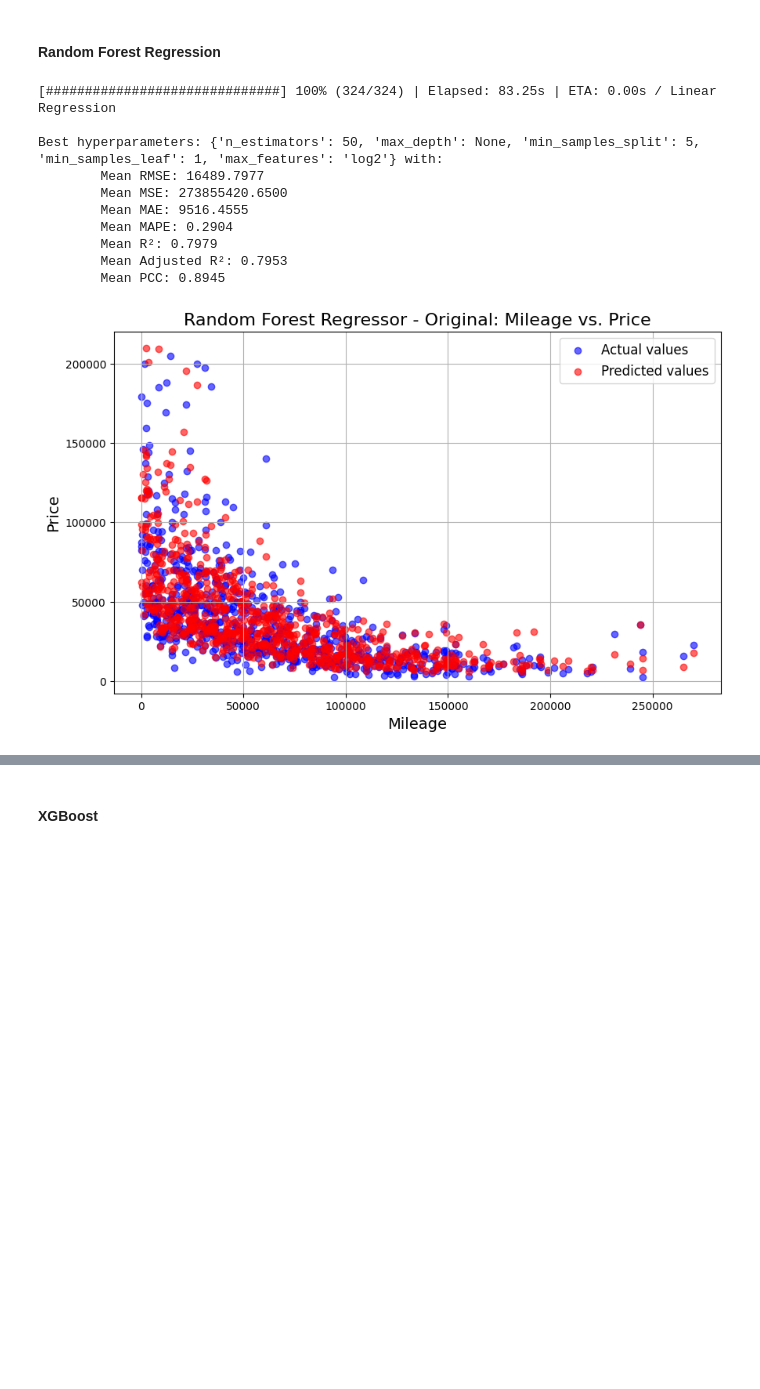
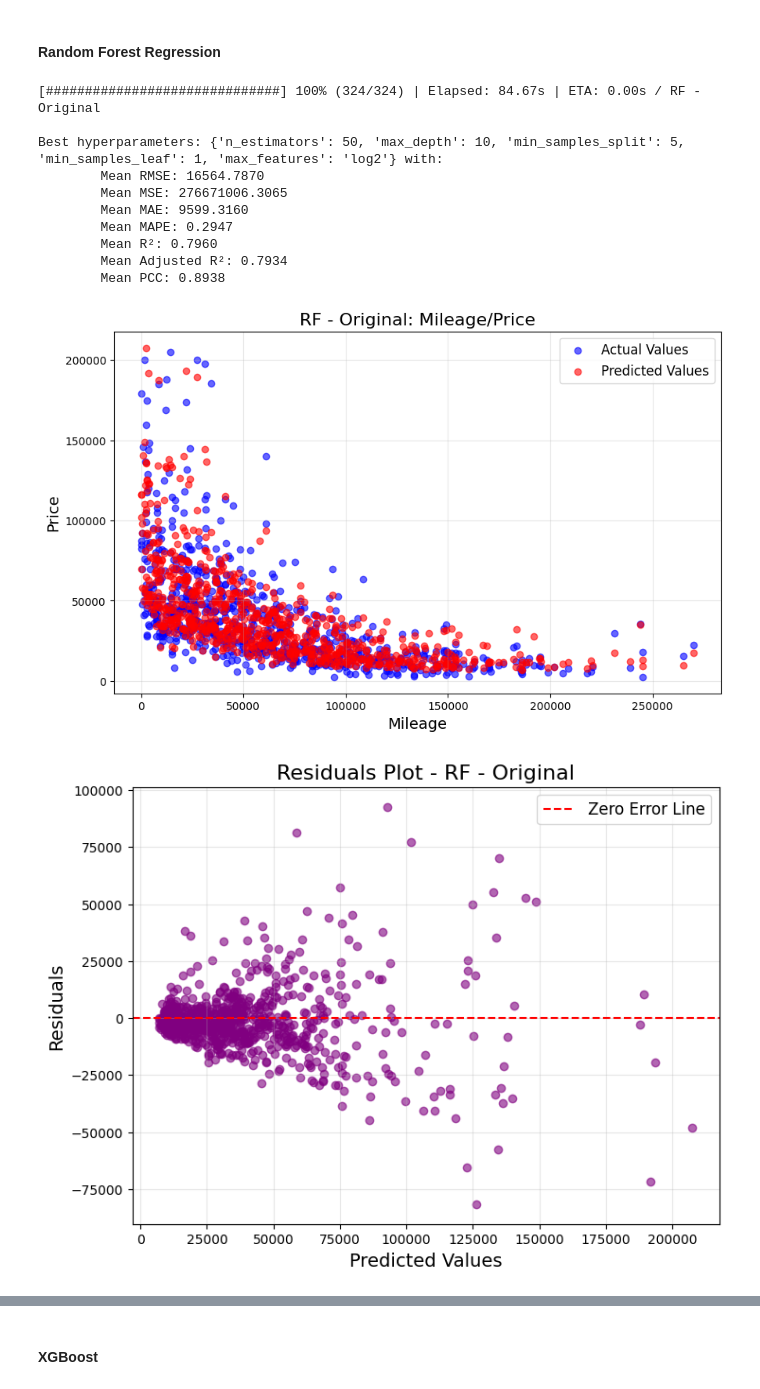
Before and after one commit to Frecherenkel60/RandomForestRangers, a Jupyter notebook: 5.1_TrainingNew.ipynb, the cells around one changed output, grey strips where cells are left out. Cells and saved outputs as stored; diff of their text form; code cells hidden in the pictures; blank space fills up the shorter version.

Commit message:
add result output

```diff
--- a/5.1_TrainingNew.ipynb
+++ b/5.1_TrainingNew.ipynb
@@ -524,7 +582,7 @@ param_grid = {
 # Original data #
 #################
 
-best_result_rfr_original, all_results_rfr_original = hyperparameter_tuning_with_cv(X=X_train_original, y=y_train_original, param_grid=param_grid, model_class=RandomForestRegressor, verbose=False)
+best_result_rfr_original, all_results_rfr_original = hyperparameter_tuning_with_cv(X=X_train_original, y=y_train_original, param_grid=param_grid, model_class=RandomForestRegressor, verbose=False, name='RF - Original')
 best_params_rfr_original = best_result_rfr_original['params']
 scaler = RobustScaler()
 
@@ -541,47 +599,54 @@ final_model_rfr_original.fit(X_train_scaled_rfr_original, y_train_rfr_original)
 # Generate predictions for evaluation
 y_pred_rfr_original = final_model_rfr_original.predict(X_test_scaled_rfr_original)
 plot_mileage_vs_price(
     mileage=X_test['milage'],
-    actual_price=y_test,
-    predicted_price=y_pred_rfr_original,
-    model_name="Random Forest Regressor - Original"
+    y_actual=y_test,
+    y_pred=y_pred_rfr_original,
+    model_name="RF - Original"
 )
+plot_residuals(y_test, y_pred_rfr_original, 'RF - Original')
+plot_learning_curve(final_model_rfr_original, X_train_scaled_rfr_original, y_train_rfr_original, model_name='RF - Original')
+plot_actual_vs_predicted(y_test, y_pred_rfr_original, 'RF - Original')
 
 #################
 #   Mixed data  #
 #################
 
-best_result_rfr_mixed, all_results_rfr_mixed = hyperparameter_tuning_with_cv(X=X_train_mixed, y=y_train_mixed, param_grid=param_grid, model_class=RandomForestRegressor, verbose=False)
+best_result_rfr_mixed, all_results_rfr_mixed = hyperparameter_tuning_with_cv(X=X_train_mixed, y=y_train_mixed, param_grid=param_grid, model_class=RandomForestRegressor, verbose=False, name='RF - Mixed')
 best_params_rfr_mixed = best_result_rfr_mixed['params']
 scaler = RobustScaler()
 
 X_train_rfr_mixed = X_train_mixed.copy()
 y_train_rfr_mixed = y_train_mixed.copy()
 X_test_rfr_mixed = X_test.copy()
 
 X_train_rfr_scaled_mixed = scaler.fit_transform(X_train_rfr_mixed)
 X_test_rfr_scaled_mixed = scaler.transform(X_test_rfr_mixed)
 
 final_model_rfr_mixed = RandomForestRegressor(**best_params_rfr_mixed)
 final_model_rfr_mixed.fit(X_train_rfr_scaled_mixed, y_train_rfr_mixed)
 
 # Generate predictions for evaluation
 y_pred_rfr_mixed = final_model_rfr_mixed.predict(X_test_rfr_scaled_mixed)
 plot_mileage_vs_price(
     mileage=X_test['milage'],
-    actual_price=y_test,
-    predicted_price=y_pred_rfr_mixed,
-    model_name="Random Forest Regressor - Mixed"
+    y_actual=y_test,
+    y_pred=y_pred_rfr_mixed,
+    model_name="RF - Mixed"
 )
+plot_residuals(y_test, y_pred_rfr_mixed, 'RF - Mixed')
+plot_learning_curve(final_model_rfr_mixed, X_train_rfr_scaled_mixed, y_train_rfr_mixed, model_name='RF - Mixed')
+plot_actual_vs_predicted(y_test, y_pred_rfr_mixed, 'RF - Mixed')
 # %% [output]
-[##############################] 100% (324/324) | Elapsed: 83.25s | ETA: 0.00s / Linear Regression
+[##############################] 100% (324/324) | Elapsed: 84.67s | ETA: 0.00s / RF - Original
 
-Best hyperparameters: {'n_estimators': 50, 'max_depth': None, 'min_samples_split': 5, 'min_samples_leaf': 1, 'max_features': 'log2'} with:
-        Mean RMSE: 16489.7977
-        Mean MSE: 273855420.6500
-        Mean MAE: 9516.4555
-        Mean MAPE: 0.2904
-        Mean R²: 0.7979
-        Mean Adjusted R²: 0.7953
-        Mean PCC: 0.8945
+Best hyperparameters: {'n_estimators': 50, 'max_depth': 10, 'min_samples_split': 5, 'min_samples_leaf': 1, 'max_features': 'log2'} with:
+        Mean RMSE: 16564.7870
+        Mean MSE: 276671006.3065
+        Mean MAE: 9599.3160
+        Mean MAPE: 0.2947
+        Mean R²: 0.7960
+        Mean Adjusted R²: 0.7934
+        Mean PCC: 0.8938
-[figure, old version]
+[figure, new version]
+[figure, added]
```
Also changed, not shown: parts of 13 cells of this notebook.
